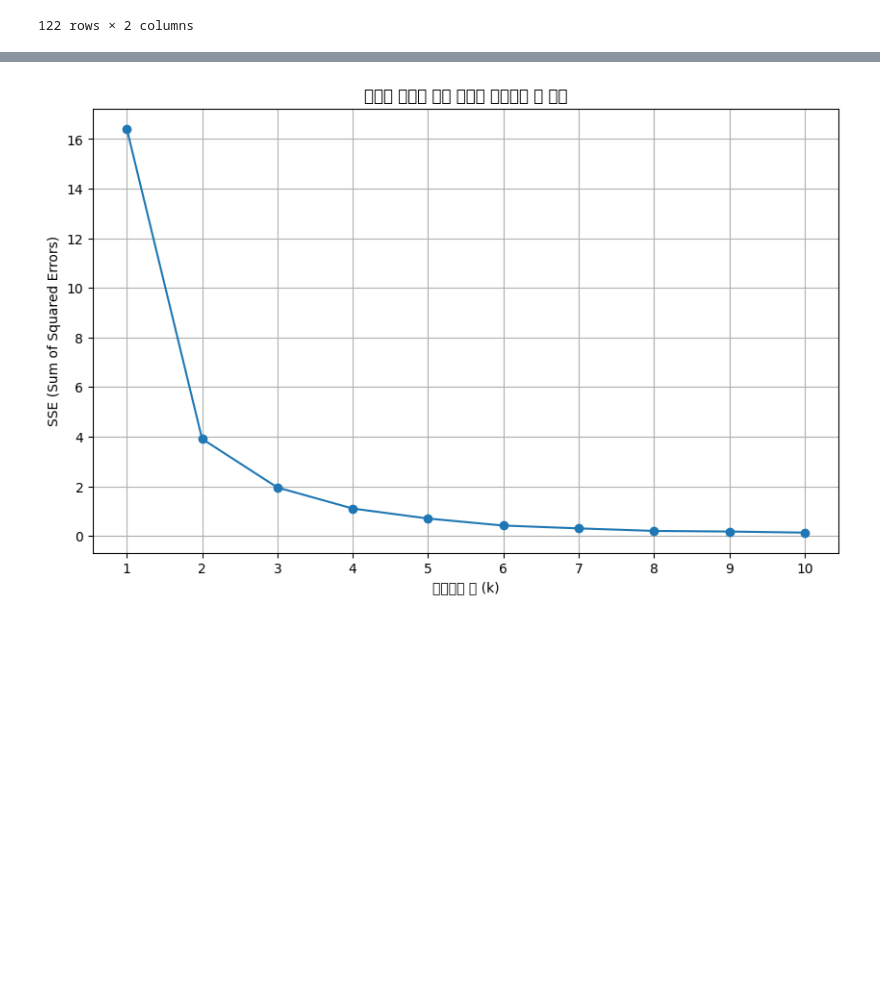
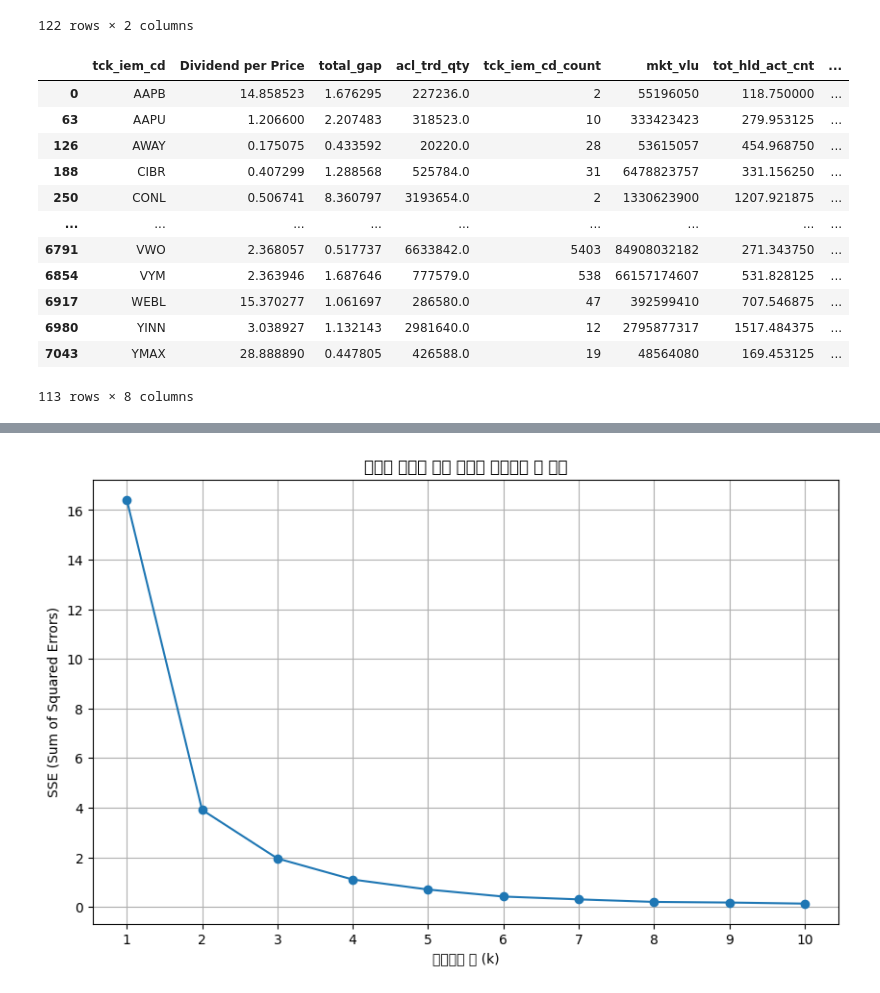
Before and after one commit to froggy-hyun/24NH_bigdata, a Jupyter notebook: code_main.ipynb, the cells around one changed output, grey strips where cells are left out. Drawn from its saved outputs; the diff is of its cells as text; code cells hidden in the pictures; blank space fills up the shorter version.

```diff
--- a/code_main.ipynb
+++ b/code_main.ipynb
@@ -726,3 +708,19 @@ unique_df=unique_df[['tck_iem_cd','Dividend per Price','total_gap','acl_trd_qty'
+# %%
+unique_df
+# %% [output]
+|  | tck_iem_cd | Dividend per Price | total_gap | acl_trd_qty | tck_iem_cd_count | mkt_vlu | tot_hld_act_cnt | ... |
+| 0 | AAPB | 14.858523 | 1.676295 | 227236.0 | 2 | 55196050 | 118.750000 | ... |
+| 63 | AAPU | 1.206600 | 2.207483 | 318523.0 | 10 | 333423423 | 279.953125 | ... |
+| 126 | AWAY | 0.175075 | 0.433592 | 20220.0 | 28 | 53615057 | 454.968750 | ... |
+| 188 | CIBR | 0.407299 | 1.288568 | 525784.0 | 31 | 6478823757 | 331.156250 | ... |
+| 250 | CONL | 0.506741 | 8.360797 | 3193654.0 | 2 | 1330623900 | 1207.921875 | ... |
+| ... | ... | ... | ... | ... | ... | ... | ... | ... |
+| 6791 | VWO | 2.368057 | 0.517737 | 6633842.0 | 5403 | 84908032182 | 271.343750 | ... |
+| 6854 | VYM | 2.363946 | 1.687646 | 777579.0 | 538 | 66157174607 | 531.828125 | ... |
+| 6917 | WEBL | 15.370277 | 1.061697 | 286580.0 | 47 | 392599410 | 707.546875 | ... |
+| 6980 | YINN | 3.038927 | 1.132143 | 2981640.0 | 12 | 2795877317 | 1517.484375 | ... |
+| 7043 | YMAX | 28.888890 | 0.447805 | 426588.0 | 19 | 48564080 | 169.453125 | ... |
+113 rows × 8 columns
 # %%
 # 스케일러 객체 생성
 scaler = MinMaxScaler()
```
Also changed, not shown: parts of 12 cells of this notebook.
